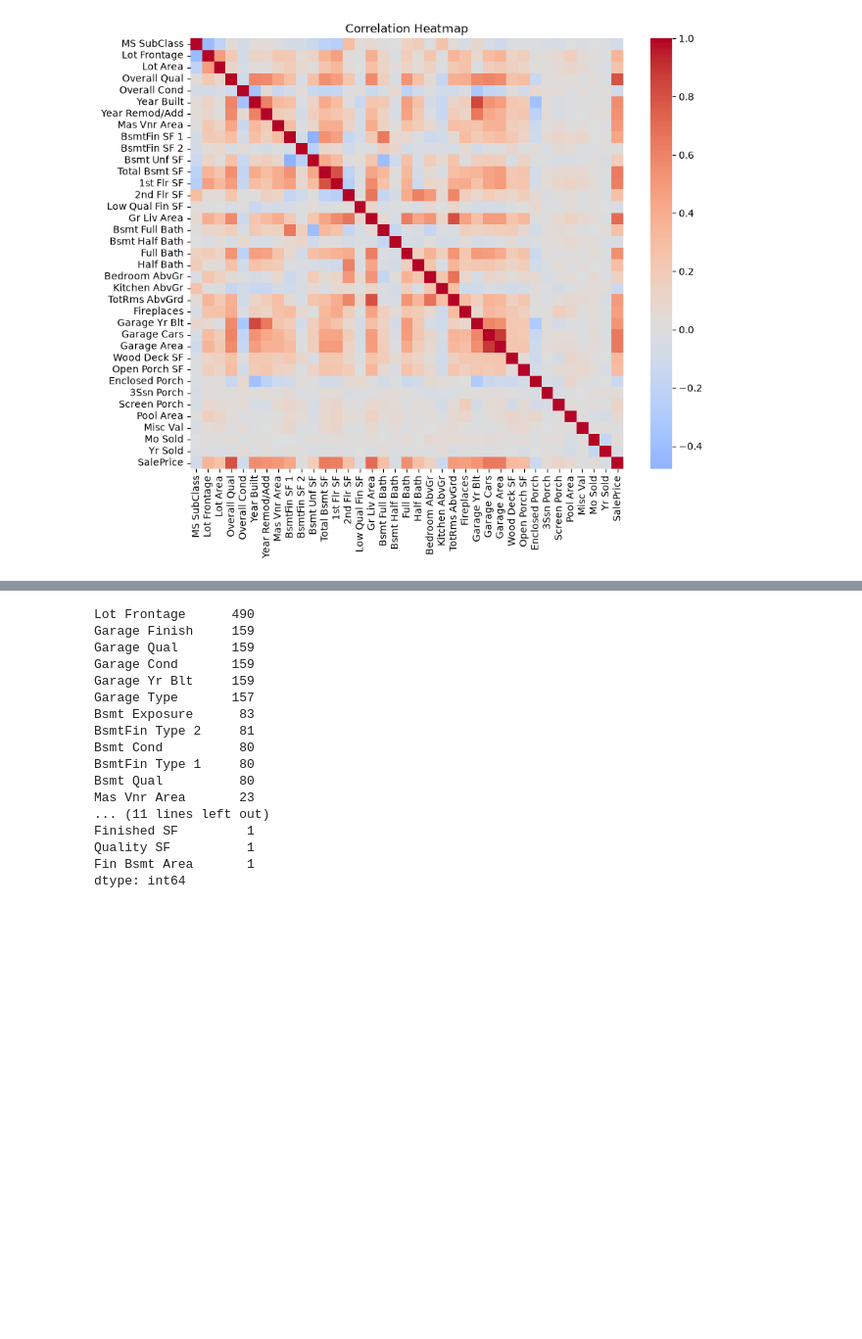
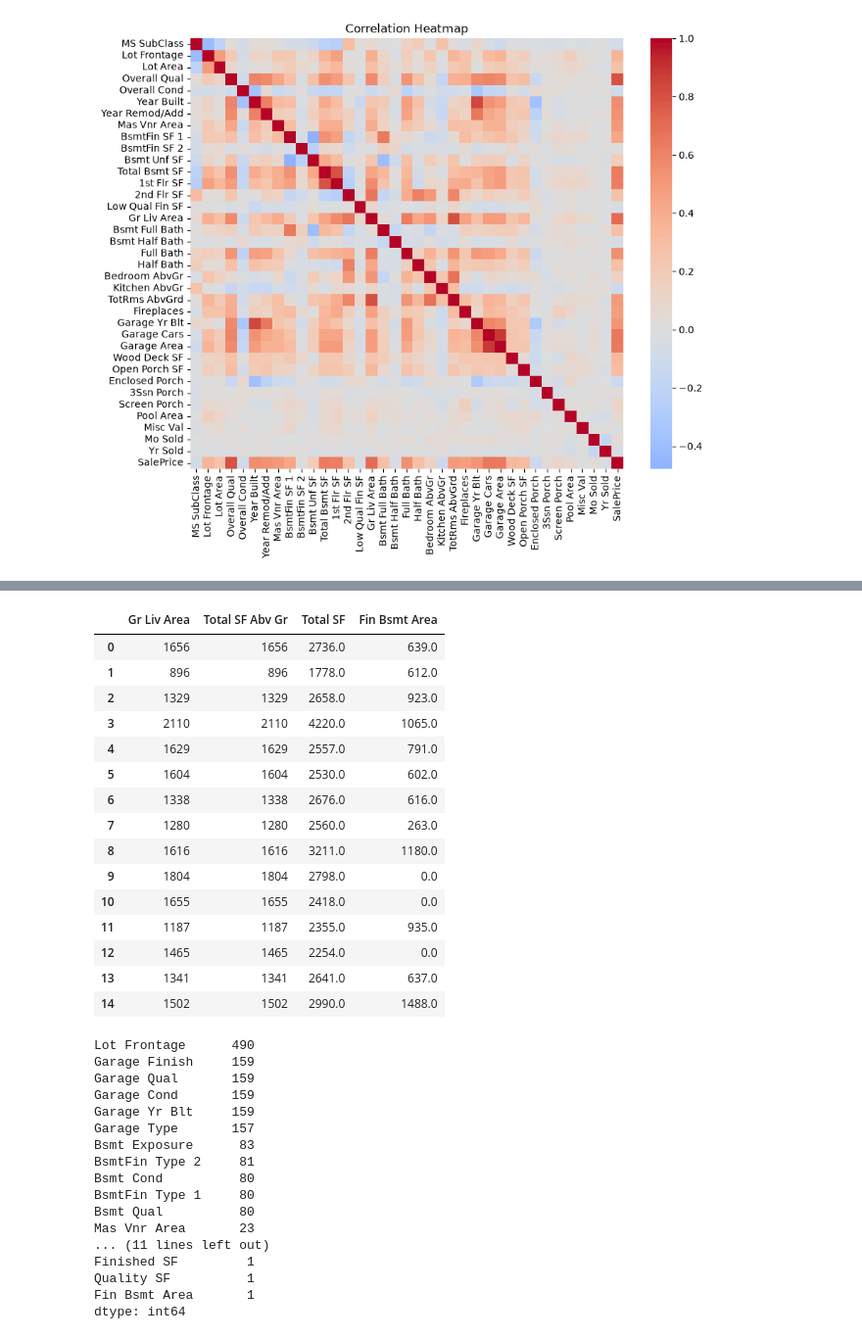
Before and after one commit to JeremiahIsGood/Atlantic-Project, a Jupyter notebook: Ames_data_preprocessing.ipynb, the cells around one changed output, grey strips where cells are left out. Shown at 98% size. Cells and saved outputs as stored; diff of their text form; code cells hidden in the pictures; blank space fills up the shorter version.

```diff
--- a/Ames_data_preprocessing.ipynb
+++ b/Ames_data_preprocessing.ipynb
@@ -180,3 +184,23 @@ plt.show()
+# %%
+df_check = feature_engineer.final_df
+df_check[['Gr Liv Area', 'Total SF Abv Gr', 'Total SF', 'Fin Bsmt Area']].head(15)
+# %% [output]
+|  | Gr Liv Area | Total SF Abv Gr | Total SF | Fin Bsmt Area |
+| 0 | 1656 | 1656 | 2736.0 | 639.0 |
+| 1 | 896 | 896 | 1778.0 | 612.0 |
+| 2 | 1329 | 1329 | 2658.0 | 923.0 |
+| 3 | 2110 | 2110 | 4220.0 | 1065.0 |
+| 4 | 1629 | 1629 | 2557.0 | 791.0 |
+| 5 | 1604 | 1604 | 2530.0 | 602.0 |
+| 6 | 1338 | 1338 | 2676.0 | 616.0 |
+| 7 | 1280 | 1280 | 2560.0 | 263.0 |
+| 8 | 1616 | 1616 | 3211.0 | 1180.0 |
+| 9 | 1804 | 1804 | 2798.0 | 0.0 |
+| 10 | 1655 | 1655 | 2418.0 | 0.0 |
+| 11 | 1187 | 1187 | 2355.0 | 935.0 |
+| 12 | 1465 | 1465 | 2254.0 | 0.0 |
+| 13 | 1341 | 1341 | 2641.0 | 637.0 |
+| 14 | 1502 | 1502 | 2990.0 | 1488.0 |
 # %%
 df2 = feature_engineer.final_df
 null_counts2 = df2.isna().sum()
```
Also changed, not shown: parts of 9 cells of this notebook, 2 other files.
